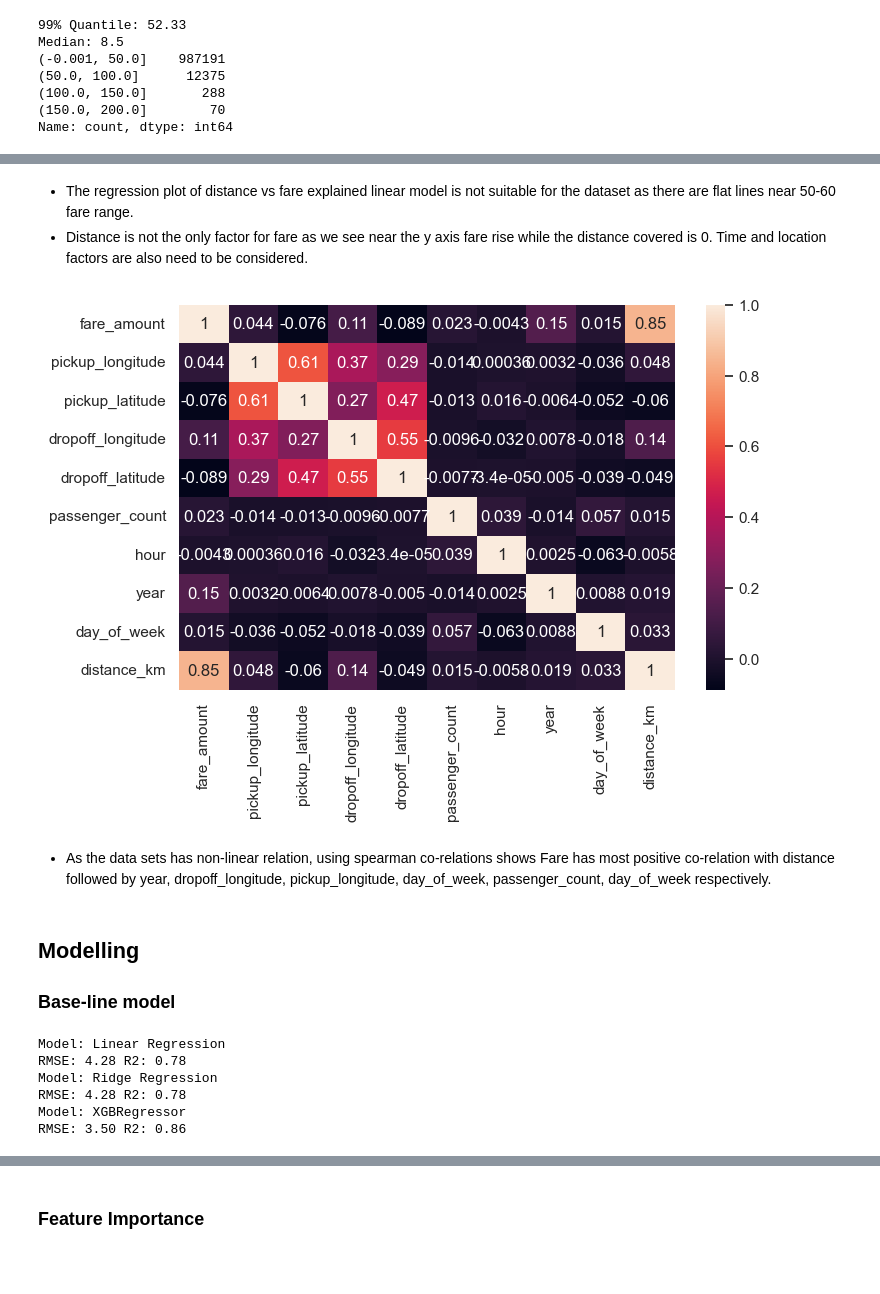
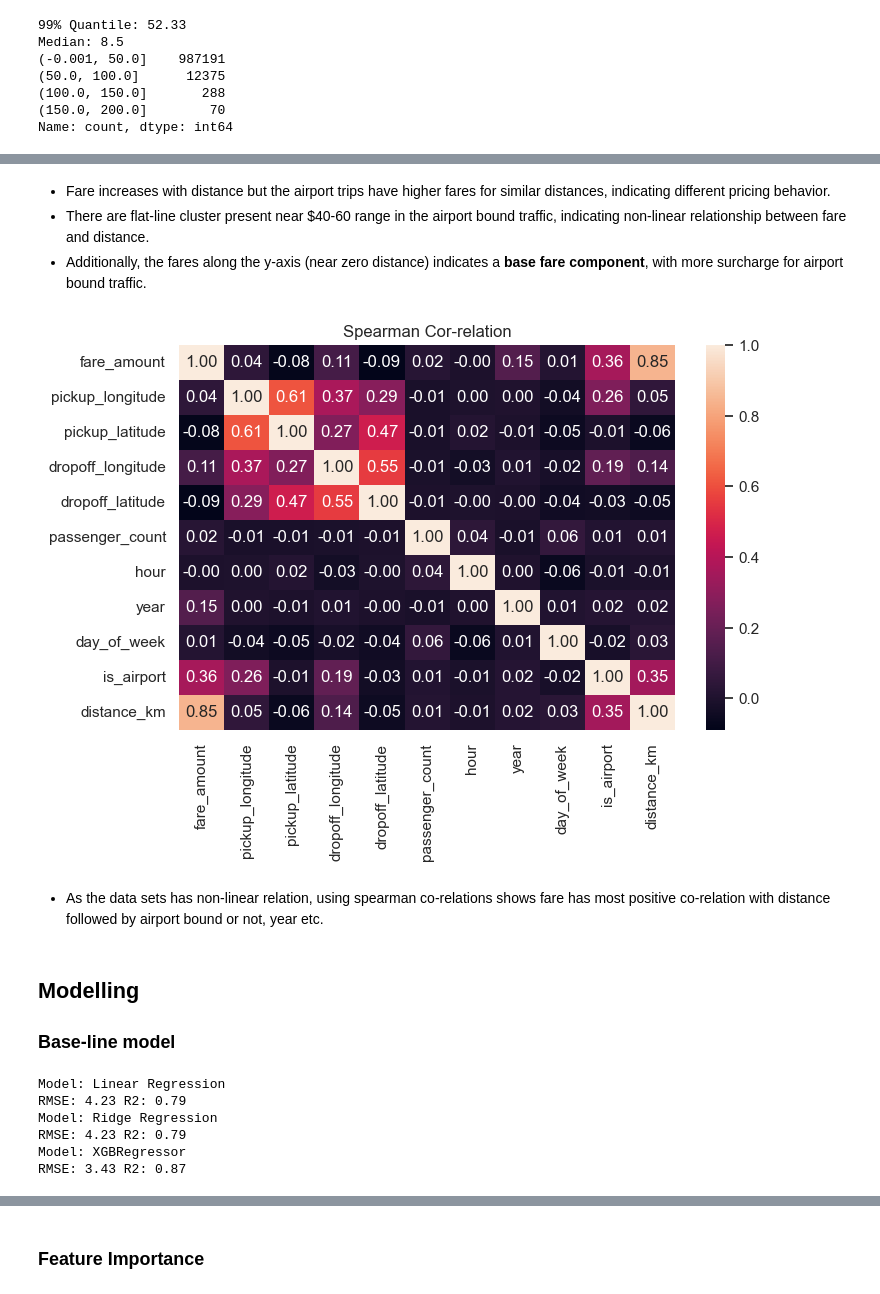
Before and after one commit to aguchhait-stack/nyc-taxi-fare-prediction, a Jupyter notebook: nyc-taxi-fare-prediction.ipynb, the cells around one changed output, grey strips where cells are left out. Cells and saved outputs as stored; diff of their text form; code cells hidden in the pictures; blank space fills up the shorter version.

```diff
--- a/nyc-taxi-fare-prediction.ipynb
+++ b/nyc-taxi-fare-prediction.ipynb
@@ -33,10 +33,10 @@ import numpy as np
 from scipy.stats import iqr,norm
 import matplotlib.pyplot as plt
 import seaborn as sns
-from sklearn.linear_model import LinearRegression, ElasticNet, Ridge,Lasso
 from xgboost import XGBRegressor
+from sklearn.linear_model import LinearRegression,Ridge
 from sklearn.metrics import root_mean_squared_error,r2_score
 from sklearn.model_selection import train_test_split,KFold, RandomizedSearchCV
 from sklearn.preprocessing import RobustScaler
-sns.set_theme(palette="viridis",rc={"figure.figsize": (8, 5)},style="darkgrid")
+sns.set_theme(palette="colorblind",rc={"figure.figsize": (8, 5)},style="darkgrid")
 # %%
@@ -174,23 +179,39 @@ plt.show()
 # %%
 def coordinate_outlier(df):
-    """
-        Filtering the langitute between Staten Island to Yonkers
-        and longitude between New Jersey to JFK/Queens
-       """
     df_clean = df.copy()
-    latitute_range = (40.5, 41.0)
-    longitude_range = (-74.3, -73.7)
-    co_ordinates_boundary = df_clean["pickup_latitude"].between(*latitute_range)&\
-                          df_clean['dropoff_latitude'].between(*latitute_range)&\
-                          df_clean['pickup_longitude'].between(*longitude_range)&\
-                          df_clean['dropoff_longitude'].between(*longitude_range)
+    latitude_range = (40.47, 40.92) # Filtering NYC co-ordiantes only
+    longitude_range = (-74.27, -73.69)
+    co_ordinates_boundary = (df_clean["pickup_latitude"].between(*latitude_range)&\
+                          df_clean['pickup_longitude'].between(*longitude_range))&\
+                          (df_clean['dropoff_latitude'].between(*latitude_range)&\
+                          df_clean['dropoff_longitude'].between(*longitude_range))
     df_clean = df_clean[co_ordinates_boundary]
     return df_clean.reset_index(drop=True)
 train_clean = coordinate_outlier(train_clean)
+# %%
+def airportbound(df):
+    df_clean=df.copy()
+    JFK=(df_clean["pickup_latitude"].between(40.63, 40.66)&\
+         df_clean['pickup_longitude'].between(-73.80, -73.75))|\
+         (df_clean['dropoff_latitude'].between(40.63, 40.66)&\
+          df_clean['dropoff_longitude'].between(-73.80, -73.75))
+    EWR = (df_clean["pickup_latitude"].between(40.67, 40.71)&\
+         df_clean["pickup_longitude"].between(-74.19, -74.15))|\
+        (df_clean["dropoff_latitude"].between(40.67, 40.71)&\
+         df_clean["dropoff_longitude"].between(-74.19, -74.15))
+    LGA = (df_clean["pickup_latitude"].between(40.76, 40.79)&\
+         df_clean["pickup_longitude"].between(-73.89, -73.85))|\
+        (df_clean["dropoff_latitude"].between(40.76, 40.79)&\
+         df_clean["dropoff_longitude"].between(-73.89, -73.85))
+
+    df_clean["is_airport"]=(JFK|EWR|LGA).astype(int)
+    return df_clean
+train_clean=airportbound(train_clean)
 # %%
 def haversign_distance(df):
     """
-    d = 2R · arcsin( √[ sin²((lat₂ - lat₁)/2) + cos(lat₁)·cos(lat₂)·sin²((lon₂ - lon₁)/2) ] )
+    d = 2R · arcsin( √[ sin²((lat₂ - lat₁)/2) + cos(lat₁)·cos(lat₂)·sin²(
+    (lon₂ - lon₁)/2) ] )
     6371 is earth radius in Km
     """
     df_clean=df.copy()
@@ -216,20 +239,21 @@ plt.show()
 # %% [markdown]
-- The regression plot of distance vs fare explained linear model is not suitable for the dataset as there are flat lines near 50-60 fare range.
-- Distance is not the only factor for fare as we see near the y axis fare rise while the distance covered is 0. Time and location factors are also need to be considered.
+- Fare increases with distance but the airport trips have higher fares for similar distances, indicating different pricing behavior.
+- There are flat-line cluster present near $40-60 range in the airport bound traffic, indicating non-linear relationship between fare and distance.
+- Additionally, the fares along the y-axis (near zero distance) indicates a **base fare component**, with more surcharge for airport bound traffic.
 # %%
-sns.heatmap(train_clean.corr(numeric_only=True,method="spearman"),annot=True)
+sns.heatmap(train_clean.corr(numeric_only=True,method="spearman"),annot=True,fmt=".2f")
+plt.title("Spearman Cor-relation")
 plt.show()
 # %% [output]
-[figure, old version]
+[figure, new version]
 # %% [markdown]
-- As the data sets has non-linear relation, using spearman co-relations shows Fare has most positive co-relation with distance followed by year, dropoff_longitude, pickup_longitude, day_of_week, passenger_count, day_of_week respectively.
+- As the data sets has non-linear relation, using spearman co-relations shows fare has most positive co-relation with distance followed by airport bound or not, year etc.
 # %% [markdown]
 ## Modelling
 ### Base-line model
 # %%
 # 1. Feature selection
-X=train_clean[["distance_km","dropoff_longitude","pickup_longitude","day_of_week"\
-               ,"passenger_count","year","hour"]]
+X=train_clean.drop(['key','fare_amount','pickup_datetime'],axis=1)
 
 # 2. Target selection
 y=train_clean["fare_amount"]
@@ -237,25 +261,22 @@ y=train_clean["fare_amount"]
 # 3. 20% as test set/unseen data
 X_train,X_test,y_train,y_test=train_test_split(X,y,test_size=0.2,random_state=42)
 
-# 4. Robust scaling due to extreme outliers
-scaler = RobustScaler()
-X_train_scaled = scaler.fit_transform(X_train)
-X_test_scaled = scaler.transform(X_test)
 # 4. Looping 3 linear model for comparison
 models= {"Linear Regression": LinearRegression(),
-         "Ridge Regression": Ridge(random_state=42),
-         "XGBRegressor": XGBRegressor(random_state=42,objective="reg:squarederror",n_estimators=100)}
+         "Ridge Regression": Ridge(random_state=42,alpha=10), # L2 penalty to co-efficients
+         "XGBRegressor": XGBRegressor(random_state=42,objective="reg:squarederror",
+                                      n_estimators=100)} # Number of trees
 for name,model in models.items():
-    model.fit(X_train_scaled,y_train)
-    y_pred=model.predict(X_test_scaled)
+    model.fit(X_train,y_train)
+    y_pred=model.predict(X_test)
     rmse= root_mean_squared_error(y_test,y_pred)
-    r2=r2_score(y_test,y_pred)
-    print(f"Model: {name}\nRMSE: {rmse:.2f} R2: {r2:.2f}")
+    R2=r2_score(y_test,y_pred)
+    print(f"Model: {name}\nRMSE: {rmse:.2f} R2: {R2:.2f}")
 # %% [output]
 Model: Linear Regression
-RMSE: 4.28 R2: 0.78
+RMSE: 4.23 R2: 0.79
 Model: Ridge Regression
-RMSE: 4.28 R2: 0.78
+RMSE: 4.23 R2: 0.79
 Model: XGBRegressor
-RMSE: 3.50 R2: 0.86
+RMSE: 3.43 R2: 0.87
 # %% [markdown]
```
Also changed, not shown: parts of 26 cells of this notebook, 12 other files.
